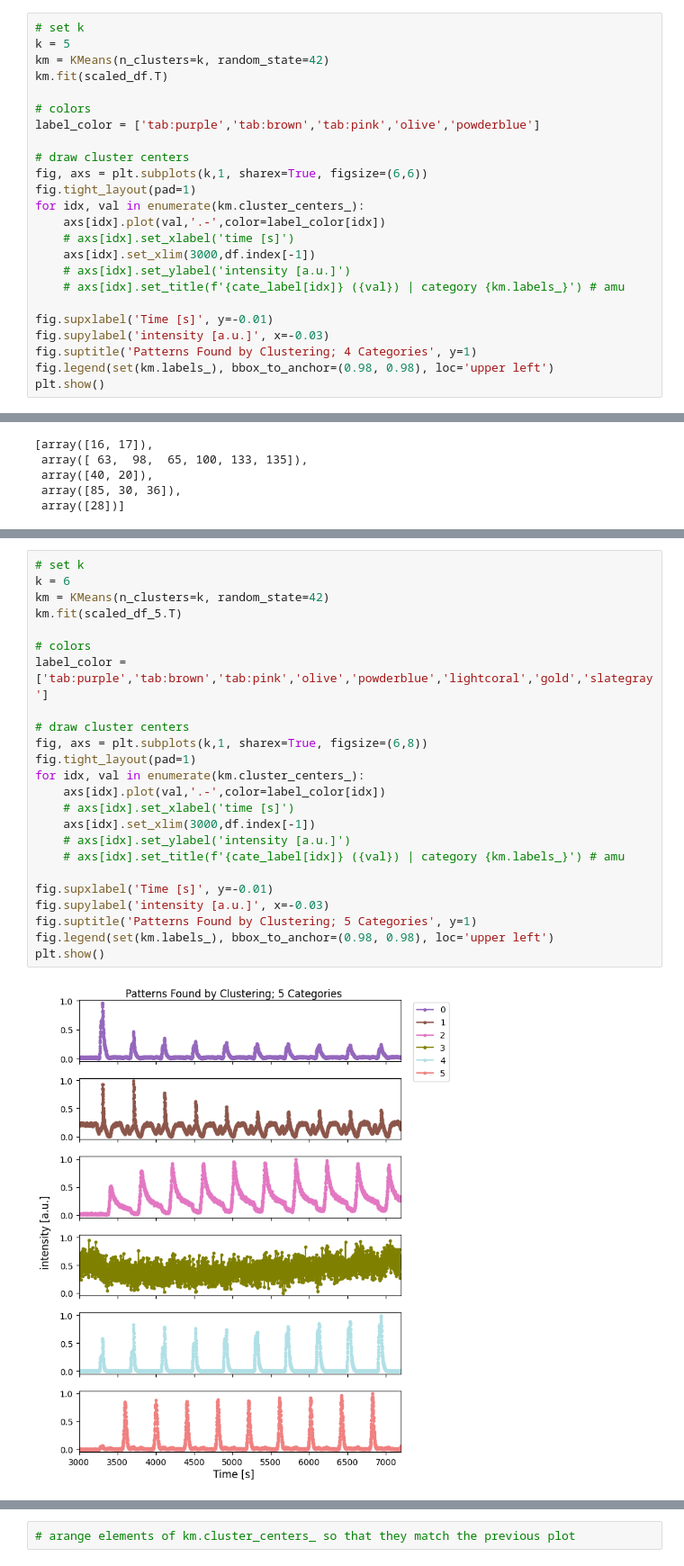
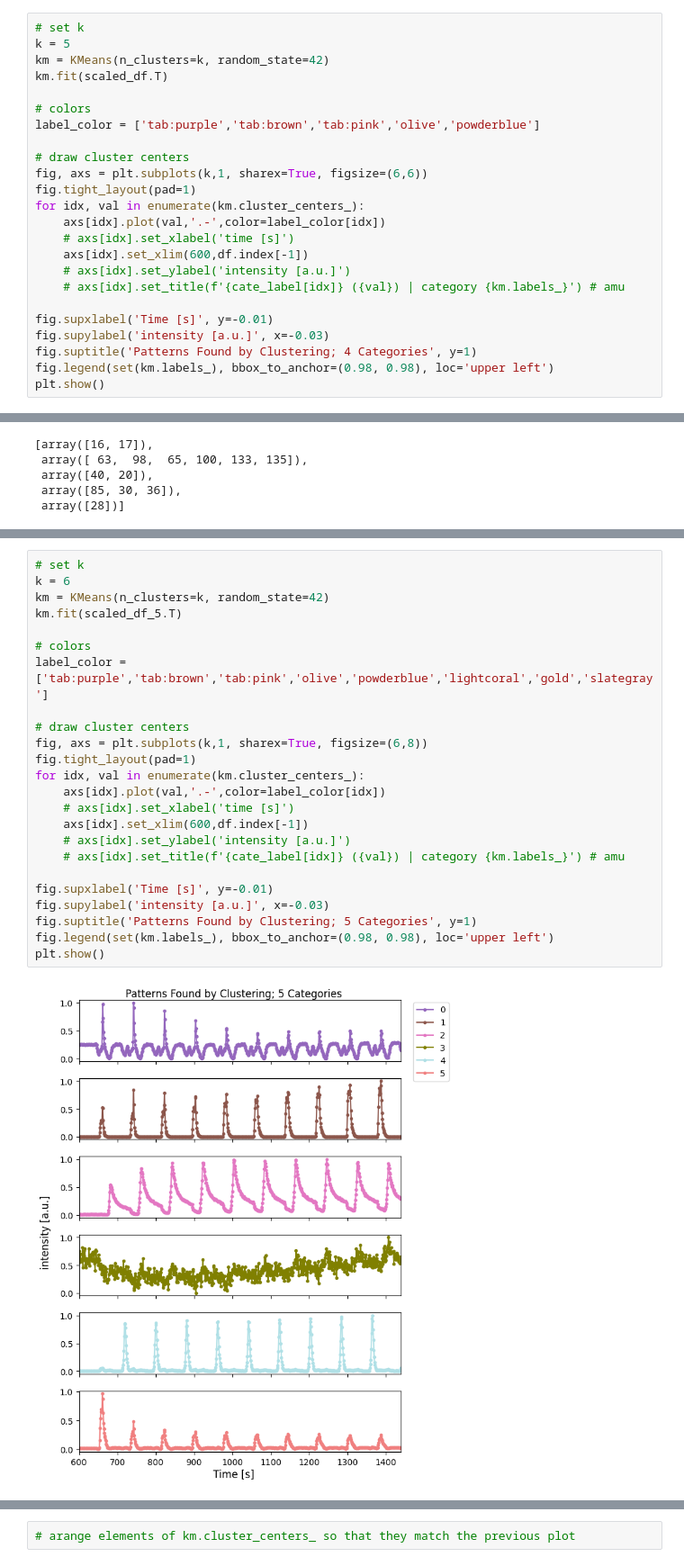
Before and after one commit to 24shiny/TOF_data, a Jupyter notebook: p1_first_look_step2.ipynb, the cells around one changed output, grey strips where cells are left out. Shown at 90% size. Drawn from its saved outputs; the diff is of its cells as text.

```diff
--- a/p1_first_look_step2.ipynb
+++ b/p1_first_look_step2.ipynb
@@ -588,7 +588,7 @@ fig.tight_layout(pad=1)
 for idx, val in enumerate(km.cluster_centers_):
     axs[idx].plot(val,'.-',color=label_color[idx])
     # axs[idx].set_xlabel('time [s]')
-    axs[idx].set_xlim(3000,df.index[-1])
+    axs[idx].set_xlim(600,df.index[-1])
     # axs[idx].set_ylabel('intensity [a.u.]')
     # axs[idx].set_title(f'{cate_label[idx]} ({val}) | category {km.labels_}') # amu
 
@@ -649,27 +649,27 @@ plt.show()
 # %%
 # set k
 k = 6
 km = KMeans(n_clusters=k, random_state=42)
 km.fit(scaled_df_5.T)
 
 # colors
 label_color = ['tab:purple','tab:brown','tab:pink','olive','powderblue','lightcoral','gold','slategray']
 
 # draw cluster centers
 fig, axs = plt.subplots(k,1, sharex=True, figsize=(6,8))
 fig.tight_layout(pad=1)
 for idx, val in enumerate(km.cluster_centers_):
     axs[idx].plot(val,'.-',color=label_color[idx])
     # axs[idx].set_xlabel('time [s]')
-    axs[idx].set_xlim(3000,df.index[-1])
+    axs[idx].set_xlim(600,df.index[-1])
     # axs[idx].set_ylabel('intensity [a.u.]')
     # axs[idx].set_title(f'{cate_label[idx]} ({val}) | category {km.labels_}') # amu
 
 fig.supxlabel('Time [s]', y=-0.01)
 fig.supylabel('intensity [a.u.]', x=-0.03)
 fig.suptitle('Patterns Found by Clustering; 5 Categories', y=1)
 fig.legend(set(km.labels_), bbox_to_anchor=(0.98, 0.98), loc='upper left')
 plt.show()
 # %% [output]
-[figure, old version]
+[figure, new version]
 # %%
```
Also changed, not shown: parts of 11 cells of this notebook, 20 other files.
